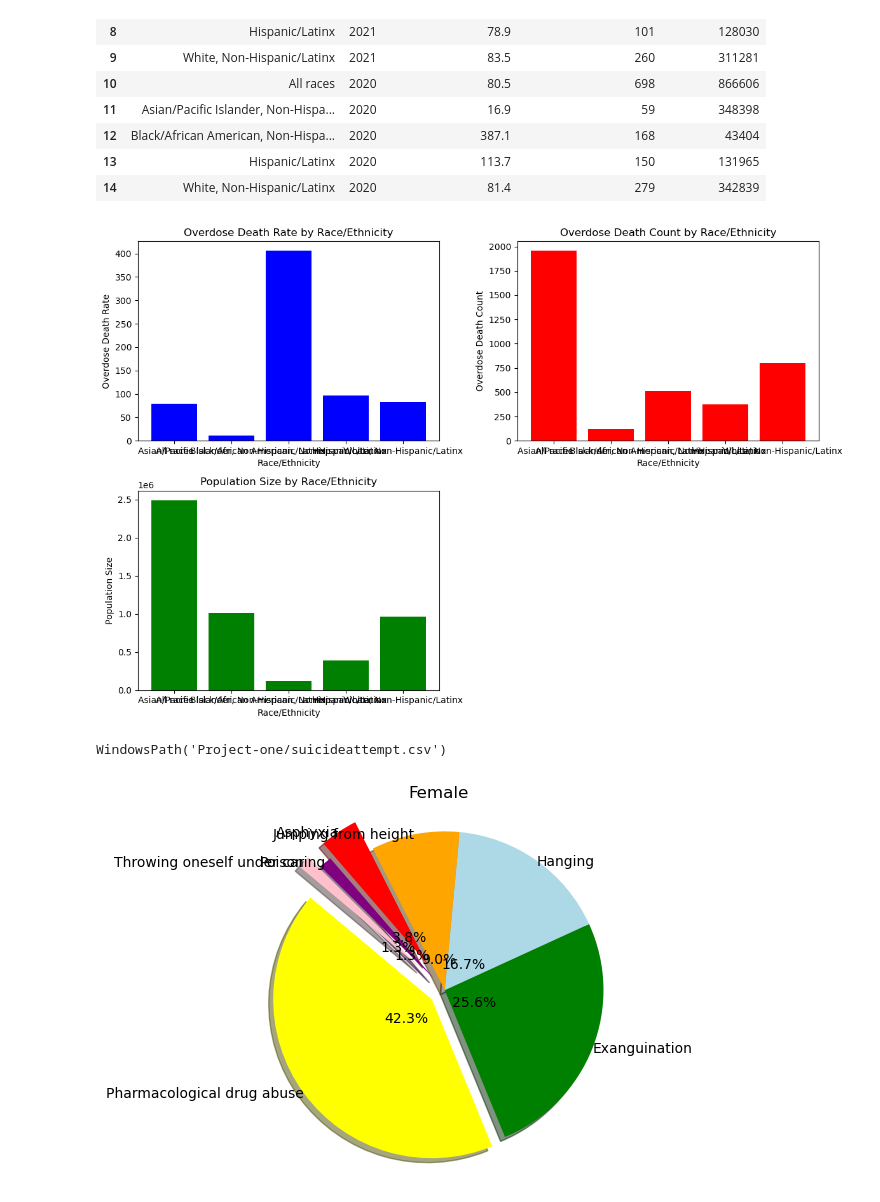
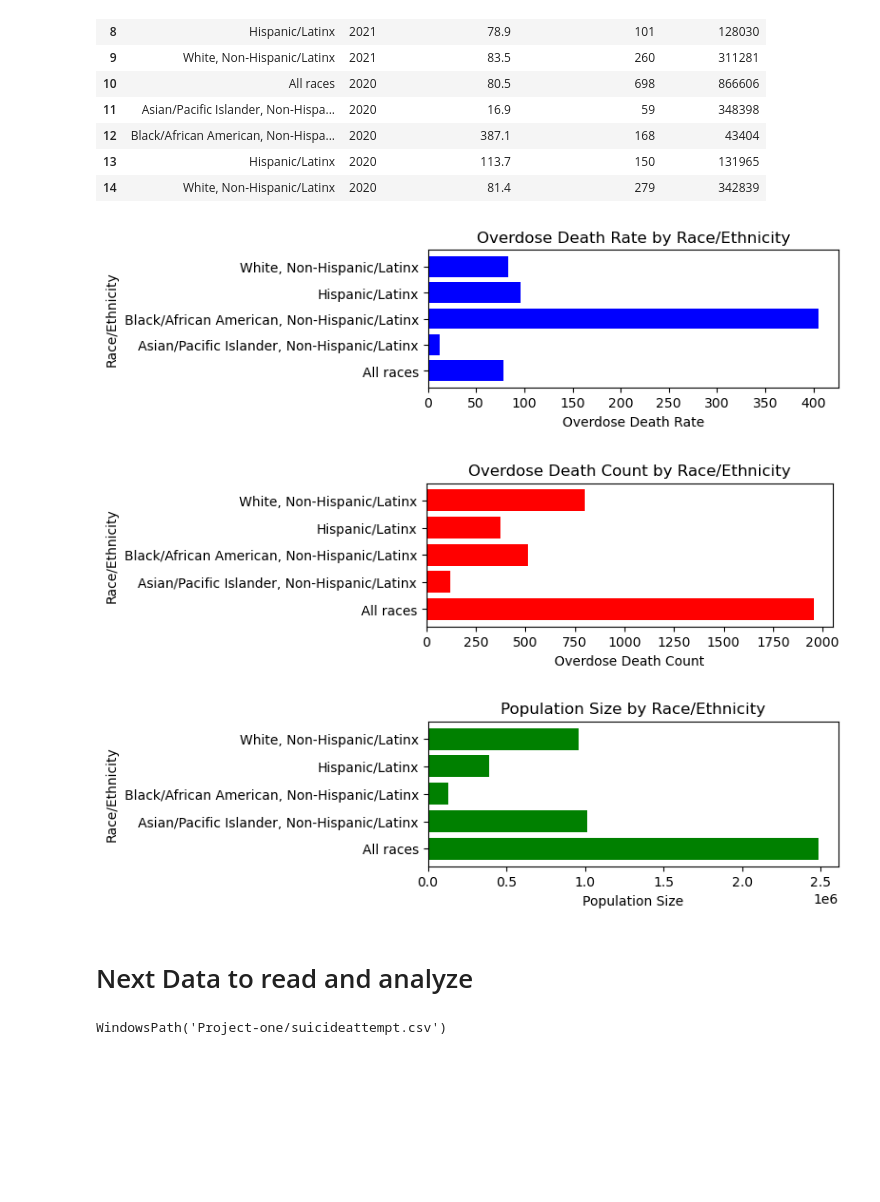
Before and after one commit to JesseR89/Project-one, a Jupyter notebook: projectonenote.ipynb, the cells around one changed output. Drawn from its saved outputs; the diff is of its cells as text; code cells hidden in the pictures; blank space fills up the shorter version.

```diff
--- a/projectonenote.ipynb
+++ b/projectonenote.ipynb
@@ -204,62 +408,43 @@ cleaned_drug_data
 # %%
 # comparing race/ethinicity to overdose rate, overdose death count and population size
 # Grouping data by race/ethnicity
 grouped_race = cleaned_drug_data.groupby('race_ethnicity').agg({
     'overdose_death_rate': 'mean',
     'overdose_death_count': 'sum',
     'population_size': 'sum'
 }).reset_index()
 
-# Plotting
-plt.figure(figsize=(12, 8))
-
-# Plotting overdose death rate
-plt.subplot(2, 2, 1)
-plt.bar(grouped_race['race_ethnicity'], grouped_race['overdose_death_rate'], color='blue')
-plt.title('Overdose Death Rate by Race/Ethnicity')
-plt.xlabel('Race/Ethnicity')
-plt.ylabel('Overdose Death Rate')
-
-# Plotting overdose death count
-plt.subplot(2, 2, 2)
-plt.bar(grouped_race['race_ethnicity'], grouped_race['overdose_death_count'], color='red')
-plt.title('Overdose Death Count by Race/Ethnicity')
-plt.xlabel('Race/Ethnicity')
-plt.ylabel('Overdose Death Count')
-
-# Plotting population size
-plt.subplot(2, 2, 3)
-plt.bar(grouped_race['race_ethnicity'], grouped_race['population_size'], color='green')
-plt.title('Population Size by Race/Ethnicity')
-plt.xlabel('Race/Ethnicity')
-plt.ylabel('Population Size')
-
-plt.tight_layout()
-plt.show()
+# Loop through each subplot and save it
+for i in range(1, 4):
+    plt.figure(figsize=(8, 6))  # Create a new figure for each plot
+    plt.subplot(3, 1, i)  # Access each subplot
+    if i == 1:
+        plt.barh(grouped_race['race_ethnicity'], grouped_race['overdose_death_rate'], color='blue')
+        plt.title('Overdose Death Rate by Race/Ethnicity')
+        plt.xlabel('Overdose Death Rate')
+        plt.ylabel('Race/Ethnicity')
+    elif i == 2:
+        plt.barh(grouped_race['race_ethnicity'], grouped_race['overdose_death_count'], color='red')
+        plt.title('Overdose Death Count by Race/Ethnicity')
+        plt.xlabel('Overdose Death Count')
+        plt.ylabel('Race/Ethnicity')
+    else:
+        plt.barh(grouped_race['race_ethnicity'], grouped_race['population_size'], color='green')
+        plt.title('Population Size by Race/Ethnicity')
+        plt.xlabel('Population Size')
+        plt.ylabel('Race/Ethnicity')
+    plt.tight_layout()
+    plt.savefig(f'plot_{i}.png')  # Save each plot as a separate image
+    plt.show()  # Display each plot
 # %% [output]
-[figure, old version]
+[figure, new version]
+[figure, added]
+[figure, added]
+# %% [markdown]
+# Next Data to read and analyze
 # %%
 #Read the file suicideaatempt.csv
 suicide_data = Path("Project-one/suicideattempt.csv")
 suicide_data
 # %% [output]
 WindowsPath('Project-one/suicideattempt.csv')
-# %%
-# What people use for suicide for Female
-labels = ['Pharmacological drug abuse','Exanguination','Hanging','Jumping from height','Asphyxia','Poisoning','Throwing oneself under car']
-sizes = [99,60,39,21,9,3,3]
-
-colors = ["yellow","green","lightblue","orange","red","purple","pink"]
-explode = (0.1, 0,0,0,0.2,0.1,0.2)
-
-
-plt.pie(sizes, explode=explode, labels=labels, colors=colors,
-        autopct="%1.1f%%", shadow=True, startangle=140, pctdistance=0.2, labeldistance=1)
-
-rotatelables=True
-
-plt.title("Female")
-plt.axis("equal")
-plt.show()
-# %% [output]
-[figure, removed]
```
Also changed, not shown: parts of 19 cells of this notebook.
